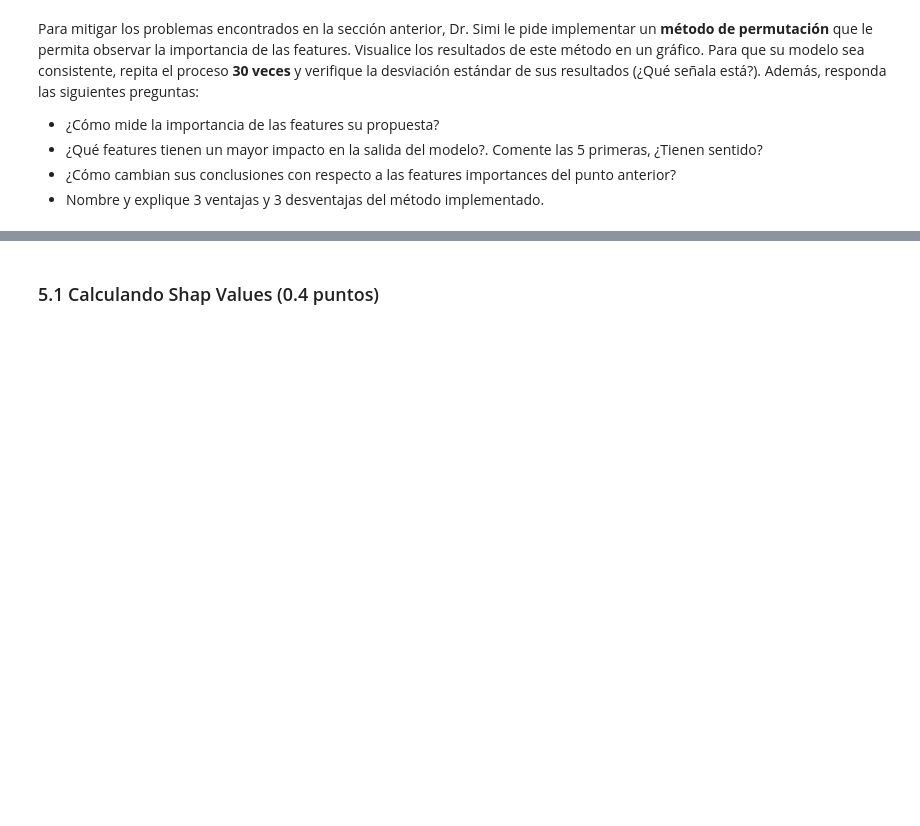
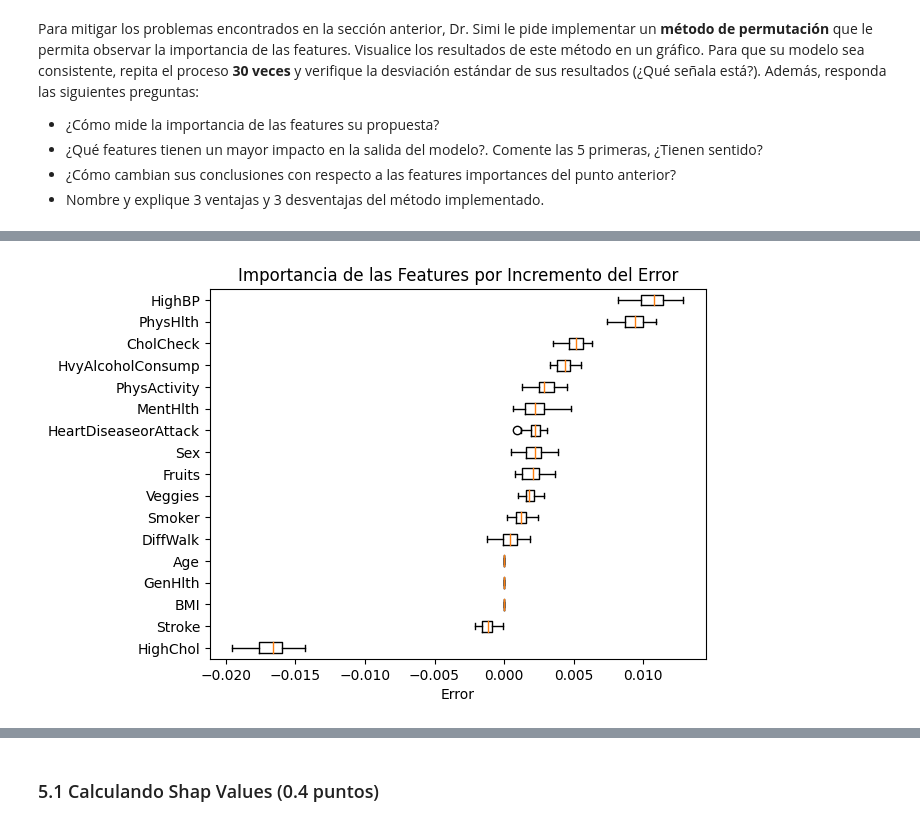
Before and after one commit to nicoacevedor/MDS7202, a Jupyter notebook: lab10/Lab10.ipynb, the cells around one changed output, grey strips where cells are left out. Cells and saved outputs as stored; diff of their text form; code cells hidden in the pictures; blank space fills up the shorter version.

```diff
--- a/lab10/Lab10.ipynb
+++ b/lab10/Lab10.ipynb
@@ -180,0 +180,4 @@ Para mitigar los problemas encontrados en la sección anterior, Dr. Simi le pide
+# %%
+# Se calculan los resultados
+result = permutation_importance(predictor, X_test, y_test, n_repeats=30, random_state=42)
+result
@@ -181,3 +202,16 @@ Para mitigar los problemas encontrados en la sección anterior, Dr. Simi le pide
+# %%
+# Se ordena y grafica
+perm_sorted_idx = result.importances_mean.argsort()
+plt.boxplot(
+    result.importances[perm_sorted_idx].T,
+    vert=False,
+    labels=X_train.columns[perm_sorted_idx]
+)
+plt.title("Importancia de las Features por Incremento del Error")
+plt.xlabel('Error')
+plt.show()
+# %% [output]
+[figure, added]
 # %% [markdown]
 ## 5. Métodos Agnósticos Locales (2.0 puntos)
 
```
Also changed, not shown: parts of 3 cells of this notebook.
